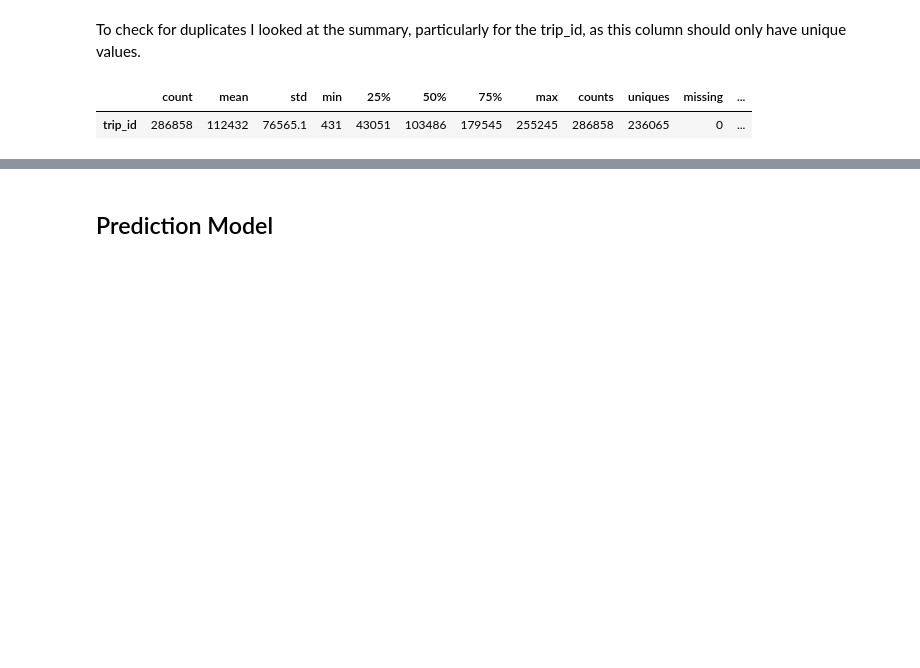
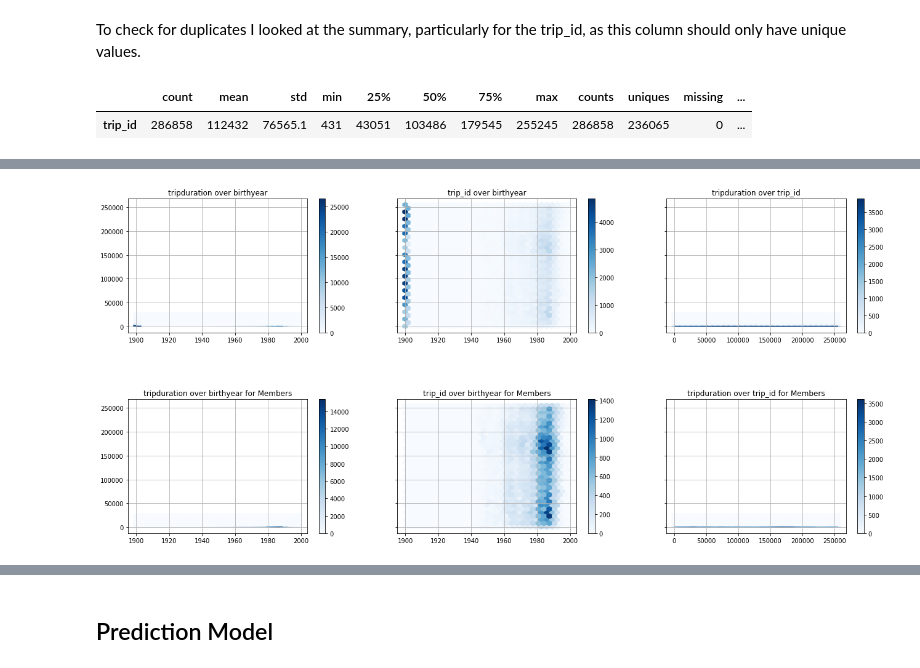
Before and after one commit to s-gr/RSSMNN, a Jupyter notebook: notebook.ipynb, the cells around one changed output, grey strips where cells are left out. Drawn from its saved outputs; the diff is of its cells as text; code cells hidden in the pictures; blank space fills up the shorter version.

```diff
--- a/notebook.ipynb
+++ b/notebook.ipynb
@@ -229,0 +247,50 @@ Since we are handling tabular data, we have to do all the necessary cleaning and
+# %%
+fig, axs = plt.subplots(nrows = 2, ncols=3, sharey=True, figsize=(20, 10))
+fig.subplots_adjust(hspace=0.5, left=0.07, right=0.93)
+ax = axs[0, 0]
+ax.grid(True)
+ax.set_title('tripduration over birthyear')
+hb = ax.hexbin( trip['birthyear'].values, trip['tripduration'].values, gridsize=30, cmap='Blues')
+cb = fig.colorbar(hb, ax=ax)
+# cb.set_label('')
+
+ax = axs[0, 1]
+ax.grid(True)
+ax.set_title('trip_id over birthyear')
+hb = ax.hexbin( trip['birthyear'].values, trip['trip_id'].values, gridsize=30, cmap='Blues')
+cb = fig.colorbar(hb, ax=ax)
+# cb.set_label('')
+
+ax = axs[0, 2]
+ax.grid(True)
+ax.set_title('tripduration over trip_id')
+hb = ax.hexbin( trip['trip_id'].values, trip['tripduration'].values, gridsize=30, cmap='Blues')
+cb = fig.colorbar(hb, ax=ax)
+# cb.set_label('')
+
+ax = axs[1, 0]
+ax.grid(True)
+ax.set_title('tripduration over birthyear for Members')
+hb = ax.hexbin( trip.loc[trip['usertype'] == 'Member']['birthyear'].values,
+           trip.loc[trip['usertype'] == 'Member']['tripduration'].values, gridsize=30, cmap='Blues')
+cb = fig.colorbar(hb, ax=ax)
+# cb.set_label('')
+
+ax = axs[1, 1]
+ax.grid(True)
+ax.set_title('trip_id over birthyear for Members')
+hb = ax.hexbin(trip.loc[trip['usertype'] == 'Member']['birthyear'].values,
+           trip.loc[trip['usertype'] == 'Member']['trip_id'].values, gridsize=30, cmap='Blues')
+cb = fig.colorbar(hb, ax=ax)
+# cb.set_label('')
+
+ax = axs[1, 2]
+ax.grid(True)
+ax.set_title('tripduration over trip_id for Members')
+hb = ax.hexbin( trip.loc[trip['usertype'] == 'Member']['trip_id'].values,
+           trip.loc[trip['usertype'] == 'Member']['tripduration'].values, gridsize=30, cmap='Blues')
+cb = fig.colorbar(hb, ax=ax)
+# cb.set_label('')
+plt.show()
+# %% [output]
+[figure, added]
```
Also changed, not shown: parts of 71 cells of this notebook, 2 other files.
